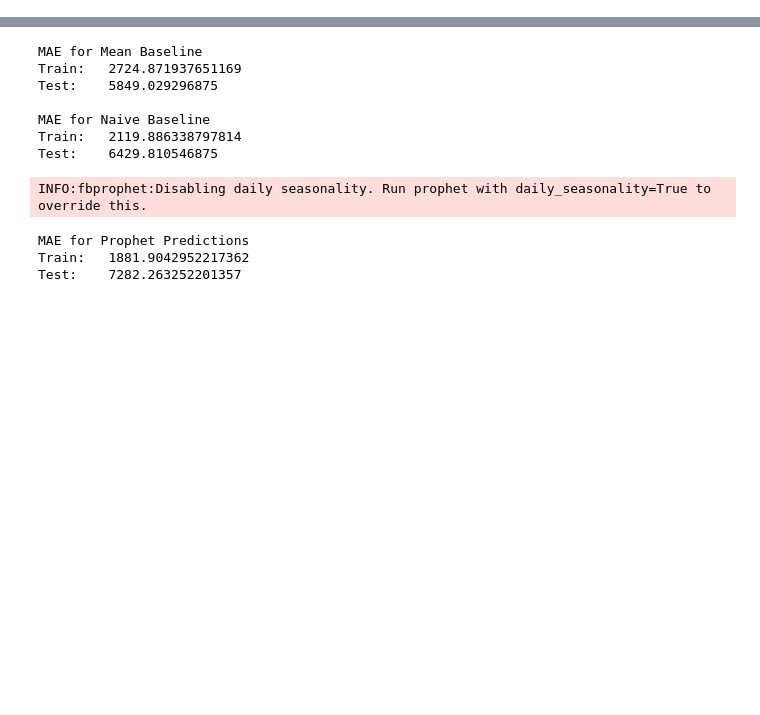
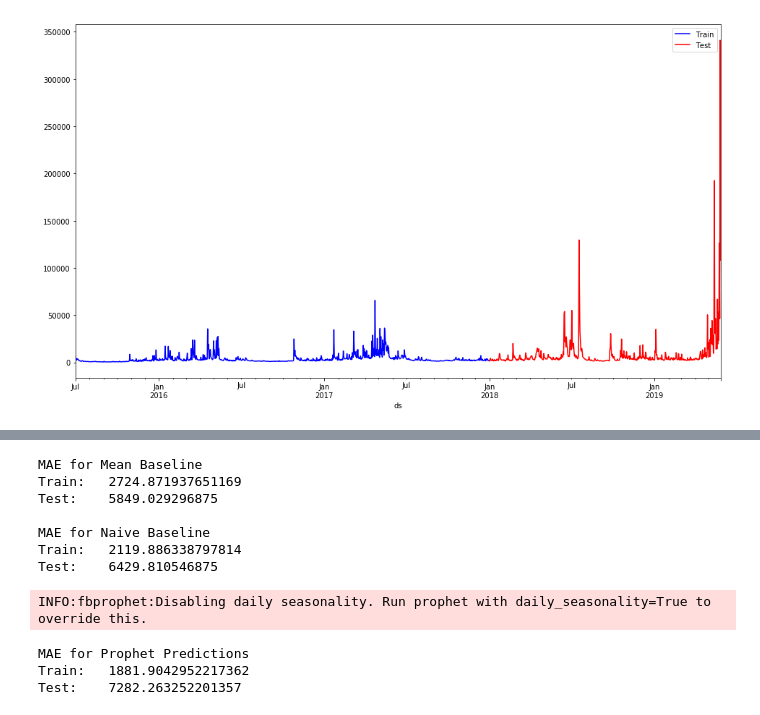
Before and after one commit to bloominstituteoftechnology/DS-Unit-2-Regression-1, a Jupyter notebook: module2-evaluating-forecasts/Assignment.ipynb, the cells around one changed output, grey strips where cells are left out. Cells and saved outputs as stored; diff of their text form; code cells hidden in the pictures; blank space fills up the shorter version.

Commit message:
Added charts

```diff
--- a/module2-evaluating-forecasts/Assignment.ipynb
+++ b/module2-evaluating-forecasts/Assignment.ipynb
@@ -24,4 +24,10 @@ train = df['2015':'2017']
 test  = df['2018':'2019']
 train = train.reset_index()
 test = test.reset_index()
+# %%
+ax = train.plot(x='ds', y='y', color='blue', label='Train', figsize=(16, 9))
+test.plot(x='ds', y='y', color='red', label='Test', ax=ax)
+plt.show()
+# %% [output]
+[figure, added]
 # %%
```
Also changed, not shown: parts of 3 cells of this notebook.
